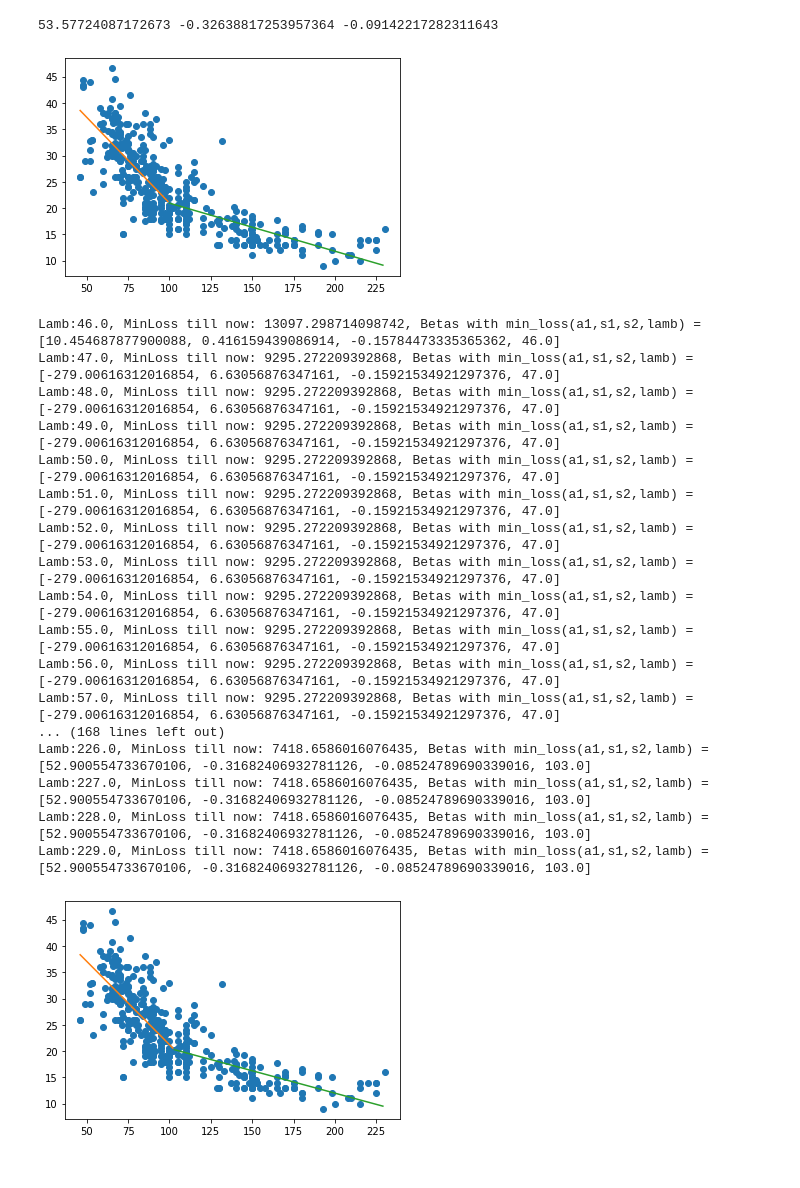
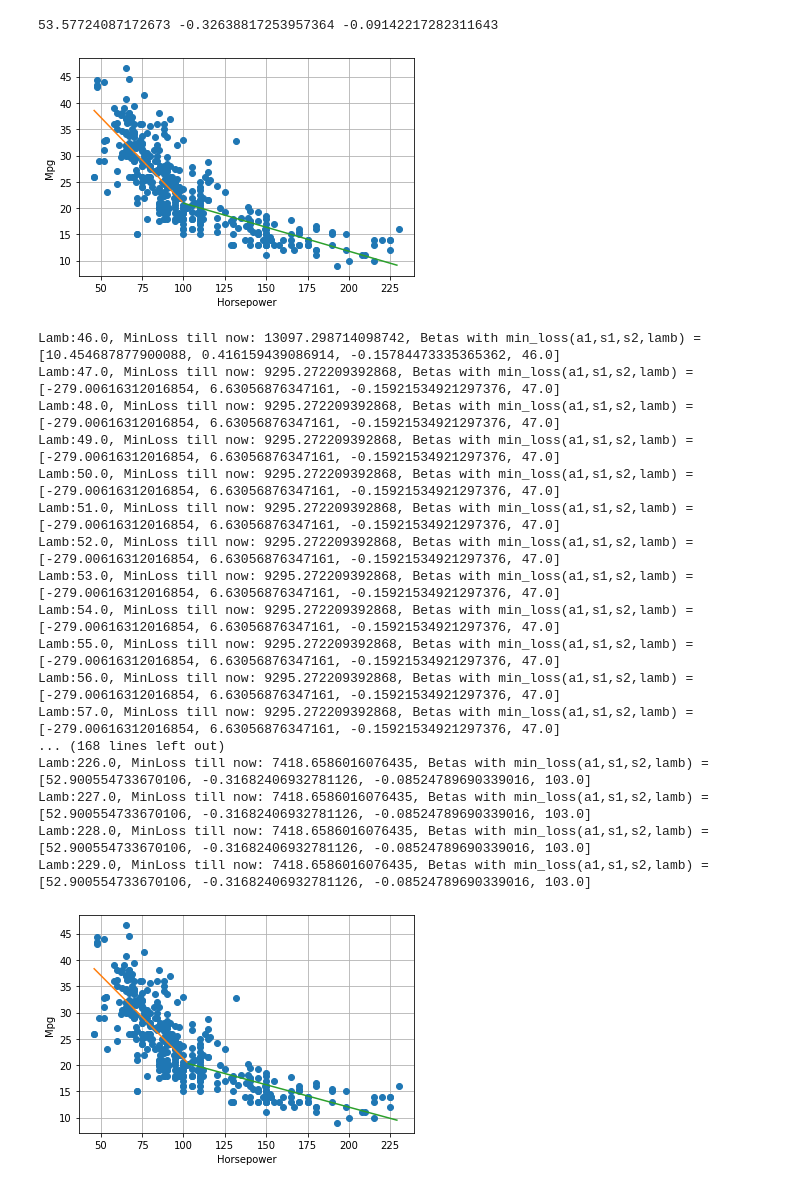
Before and after one commit to ramanarayanan-98/ml-written-assigment-5c-5d, a Jupyter notebook: 5c_and_5d_PiecewiseLinearFit.ipynb, the cells around one changed output. Cells and saved outputs as stored; diff of their text form; code cells hidden in the pictures.

```diff
--- a/5c_and_5d_PiecewiseLinearFit.ipynb
+++ b/5c_and_5d_PiecewiseLinearFit.ipynb
@@ -74,16 +74,19 @@ print(a1,s1,s2)
 # %%
 def plotGraph(x,y,a1,s1,s2,lamb):
   plt.plot(x,y,'o')
   x_lwr_range = np.arange(np.min(x),lamb)
   x_hr_range = np.arange(lamb,np.max(x))
   yp1 = a1 + s1*x_lwr_range
   yp2 = a1 + s1*lamb - s2*lamb + s2*x_hr_range
   plt.plot(x_lwr_range,yp1,'-')
   plt.plot(x_hr_range,yp2,'-')
+  plt.grid(True)
+  plt.xlabel("Horsepower")
+  plt.ylabel("Mpg")
 
 plotGraph(x,y,a1,s1,s2,100)
 # %% [output]
-[figure, old version]
+[figure, new version]
 # %%
 # Lambda is unknown
 lamb_test_range = np.arange(np.min(x),np.max(x))
@@ -91,6 +94,7 @@ lamb_test_range = np.arange(np.min(x),np.max(x))
 def bruteForceLinearFit():
   min_loss = float("inf")
   min_betas = []
+  loss_array = np.array([])
   for value in lamb_test_range:
     mat = createMatrix(x,value)
     a1,s1,s2 = performCalculation(mat,y)
@@ -103,14 +107,16 @@ def bruteForceLinearFit():
         yp = np.append(yp,a1 + s1*value - s2*value + s2*val)
 
     loss = np.sum((y-yp)**2)
+    loss_array = np.append(loss_array,loss)
     if loss < min_loss:
       min_loss,min_betas = loss,[a1,s1,s2,value]
 
     print(f"Lamb:{value}, MinLoss till now: {min_loss}, Betas with min_loss(a1,s1,s2,lamb) = {min_betas}")
 
   plotGraph(x,y,min_betas[0],min_betas[1],min_betas[2],min_betas[3])
+  return min_betas,loss_array
 
-bruteForceLinearFit()
+min_betas, loss_array = bruteForceLinearFit()
 # %% [output]
 Lamb:46.0, MinLoss till now: 13097.298714098742, Betas with min_loss(a1,s1,s2,lamb) = [10.454687877900088, 0.416159439086914, -0.15784473335365362, 46.0]
 Lamb:47.0, MinLoss till now: 9295.272209392868, Betas with min_loss(a1,s1,s2,lamb) = [-279.00616312016854, 6.63056876347161, -0.15921534921297376, 47.0]
@@ -129,4 +135,4 @@ Lamb:226.0, MinLoss till now: 7418.6586016076435, Betas with min_loss(a1,s1,s2,l
 Lamb:227.0, MinLoss till now: 7418.6586016076435, Betas with min_loss(a1,s1,s2,lamb) = [52.900554733670106, -0.31682406932781126, -0.08524789690339016, 103.0]
 Lamb:228.0, MinLoss till now: 7418.6586016076435, Betas with min_loss(a1,s1,s2,lamb) = [52.900554733670106, -0.31682406932781126, -0.08524789690339016, 103.0]
 Lamb:229.0, MinLoss till now: 7418.6586016076435, Betas with min_loss(a1,s1,s2,lamb) = [52.900554733670106, -0.31682406932781126, -0.08524789690339016, 103.0]
-[figure, old version]
+[figure, new version]
```
Also changed, not shown: parts of 1 cell of this notebook.
